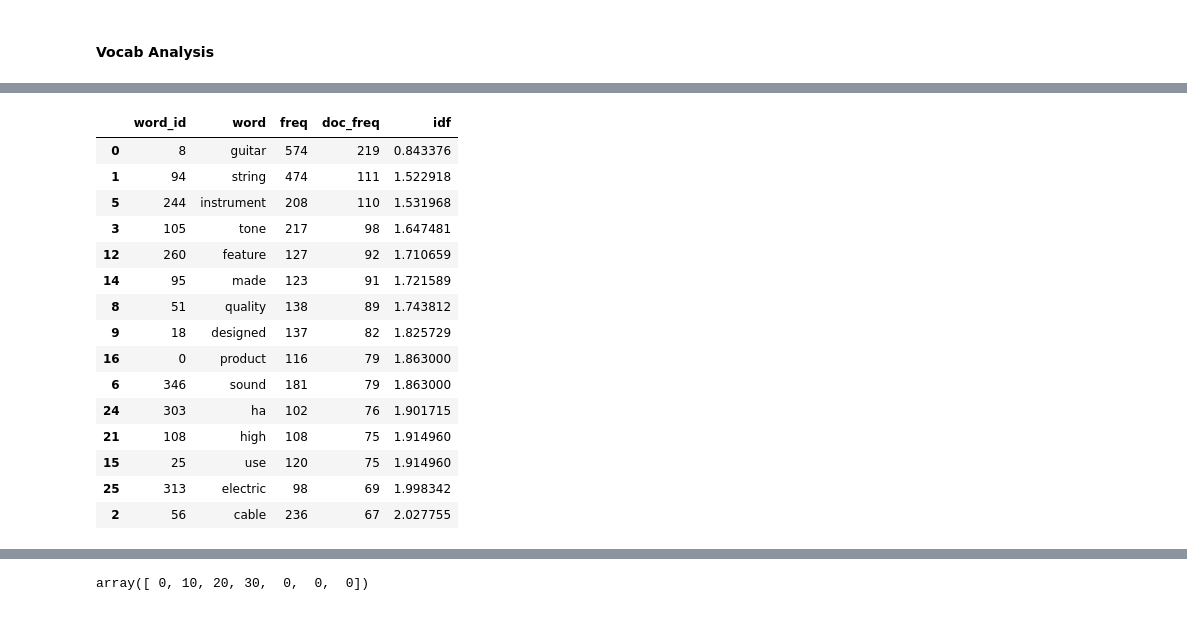
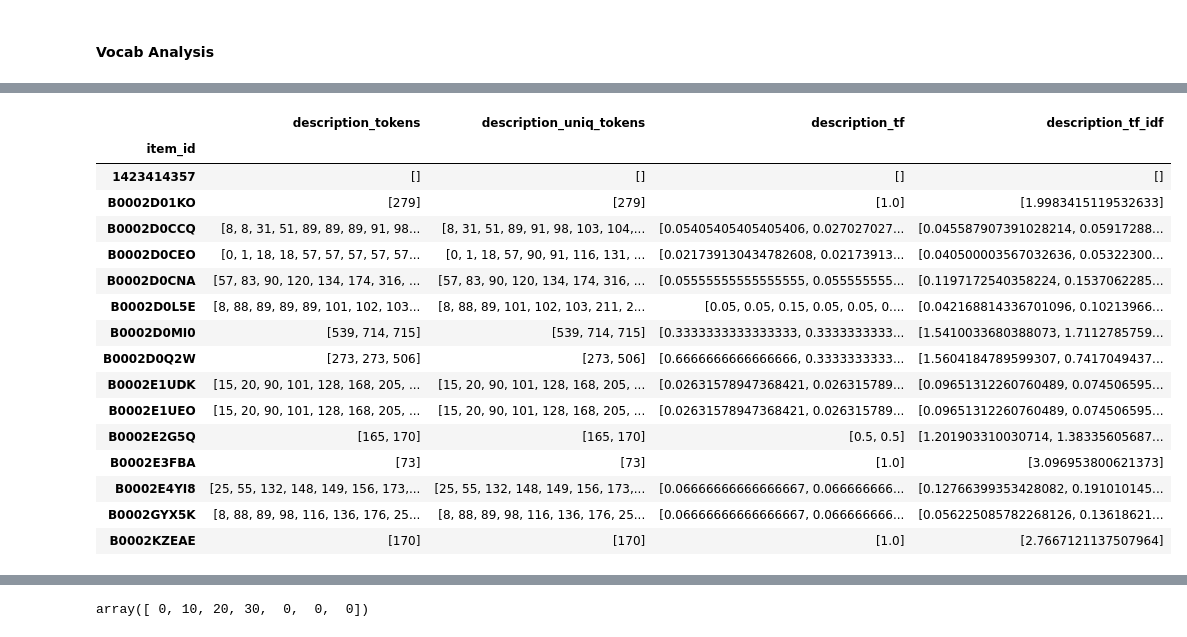
Before and after one commit to miriusz6/WRS_project, a Jupyter notebook: Project copy.ipynb, the cells around one changed output, grey strips where cells are left out. Drawn from its saved outputs; the diff is of its cells as text; code cells hidden in the pictures.

```diff
--- a/Project copy.ipynb
+++ b/Project copy.ipynb
@@ -825,29 +848,3 @@ class tokenizerX:
 # %% [markdown]
 #### Vocab Analysis
-# %%
-# Tokenize description metadata
-descr_tok = tokenizerX(stop_words, eng_words, lemmatizer)
-df_meta['description_token'] = df_meta['description'].apply(descr_tok.tokenize)
-# stop updating vocab for description
-descr_tok.update_mode = False
-
-# Create vocab dataframe
-df_desc_vocab = pd.DataFrame(descr_tok._word_freq.items()).sort_values(by=1, ascending=False)
-df_desc_vocab.columns = ['word','freq']
-df_desc_vocab['word_id'] = df_desc_vocab['word'].apply(descr_tok.word2idx)
-df_desc_vocab.reset_index(drop=True, inplace=True)
-df_desc_vocab = df_desc_vocab.iloc[:,[2,0,1]]
-
-#doc freq for vocab
-descr_tok.idx
-df_desc_vocab['doc_freq'] = 0
-df_desc_vocab.sort_values(by='word_id', inplace=True)
-for toks in df_meta['description_token']:
-    toks = set(toks)
-    for t in toks:
-        df_desc_vocab.loc[df_desc_vocab['word_id'] == t, 'doc_freq'] += 1
-
-#idf for vocab
-df_desc_vocab['idf'] = np.log(len(df_meta)/df_desc_vocab['doc_freq'])
-df_desc_vocab.sort_values(by='doc_freq', ascending=False, inplace=True)
 # %%
@@ -880 +898,12 @@ m,v = tokenize_frame(tokenizerX(stop_words, eng_words, lemmatizer), df_meta, 'ti
+# %%
+# Empty tokenizer
+tokenizer_descr = TokenizerX()
+# create vocabulary and tokens
+df_desc_toks,df_desc_vocab = tokenize_frame(tokenizer_descr, df_meta, 'description')
+# choose tokens with doc freq > 2
+b = df_desc_vocab[df_desc_vocab['description_doc_freq'] > 2]
+# update tokenizer to chosen subset of tokens
+tokenizer_descr.from_vocab(b['description_word'], b['description_freq'])
+# assign new token ids, tokenize again
+df_desc_toks,df_desc_vocab = tokenize_frame(tokenizer_descr, df_meta, 'description')
 # %%
@@ -926,19 +919,20 @@ df_meta.head(5)
 # %%
-df_desc_vocab.head(15)
+df_desc_toks.head(15)
 # %% [output]
-|  | word_id | word | freq | doc_freq | idf |
-| 0 | 8 | guitar | 574 | 219 | 0.843376 |
-| 1 | 94 | string | 474 | 111 | 1.522918 |
-| 5 | 244 | instrument | 208 | 110 | 1.531968 |
-| 3 | 105 | tone | 217 | 98 | 1.647481 |
-| 12 | 260 | feature | 127 | 92 | 1.710659 |
-| 14 | 95 | made | 123 | 91 | 1.721589 |
-| 8 | 51 | quality | 138 | 89 | 1.743812 |
-| 9 | 18 | designed | 137 | 82 | 1.825729 |
-| 16 | 0 | product | 116 | 79 | 1.863000 |
-| 6 | 346 | sound | 181 | 79 | 1.863000 |
-| 24 | 303 | ha | 102 | 76 | 1.901715 |
-| 21 | 108 | high | 108 | 75 | 1.914960 |
-| 15 | 25 | use | 120 | 75 | 1.914960 |
-| 25 | 313 | electric | 98 | 69 | 1.998342 |
-| 2 | 56 | cable | 236 | 67 | 2.027755 |
+|  | description_tokens | description_uniq_tokens | description_tf | description_tf_idf |
+| item_id |  |  |  |  |
+| 1423414357 | [] | [] | [] | [] |
+| B0002D01KO | [279] | [279] | [1.0] | [1.9983415119532633] |
+| B0002D0CCQ | [8, 8, 31, 51, 89, 89, 89, 91, 98... | [8, 31, 51, 89, 91, 98, 103, 104,... | [0.05405405405405406, 0.027027027... | [0.045587907391028214, 0.05917288... |
+| B0002D0CEO | [0, 1, 18, 18, 57, 57, 57, 57, 57... | [0, 1, 18, 57, 90, 91, 116, 131, ... | [0.021739130434782608, 0.02173913... | [0.040500003567032636, 0.05322300... |
+| B0002D0CNA | [57, 83, 90, 120, 134, 174, 316, ... | [57, 83, 90, 120, 134, 174, 316, ... | [0.05555555555555555, 0.055555555... | [0.1197172540358224, 0.1537062285... |
+| B0002D0L5E | [8, 88, 89, 89, 89, 101, 102, 103... | [8, 88, 89, 101, 102, 103, 211, 2... | [0.05, 0.05, 0.15, 0.05, 0.05, 0.... | [0.042168814336701096, 0.10213966... |
+| B0002D0MI0 | [539, 714, 715] | [539, 714, 715] | [0.3333333333333333, 0.3333333333... | [1.5410033680388073, 1.7112785759... |
+| B0002D0Q2W | [273, 273, 506] | [273, 506] | [0.6666666666666666, 0.3333333333... | [1.5604184789599307, 0.7417049437... |
+| B0002E1UDK | [15, 20, 90, 101, 128, 168, 205, ... | [15, 20, 90, 101, 128, 168, 205, ... | [0.02631578947368421, 0.026315789... | [0.09651312260760489, 0.074506595... |
+| B0002E1UEO | [15, 20, 90, 101, 128, 168, 205, ... | [15, 20, 90, 101, 128, 168, 205, ... | [0.02631578947368421, 0.026315789... | [0.09651312260760489, 0.074506595... |
+| B0002E2G5Q | [165, 170] | [165, 170] | [0.5, 0.5] | [1.201903310030714, 1.38335605687... |
+| B0002E3FBA | [73] | [73] | [1.0] | [3.096953800621373] |
+| B0002E4YI8 | [25, 55, 132, 148, 149, 156, 173,... | [25, 55, 132, 148, 149, 156, 173,... | [0.06666666666666667, 0.066666666... | [0.12766399353428082, 0.191010145... |
+| B0002GYX5K | [8, 88, 89, 98, 116, 136, 176, 25... | [8, 88, 89, 98, 116, 136, 176, 25... | [0.06666666666666667, 0.066666666... | [0.056225085782268126, 0.13618621... |
+| B0002KZEAE | [170] | [170] | [1.0] | [2.7667121137507964] |
```
Also changed, not shown: parts of 16 cells of this notebook, 2 other files.
